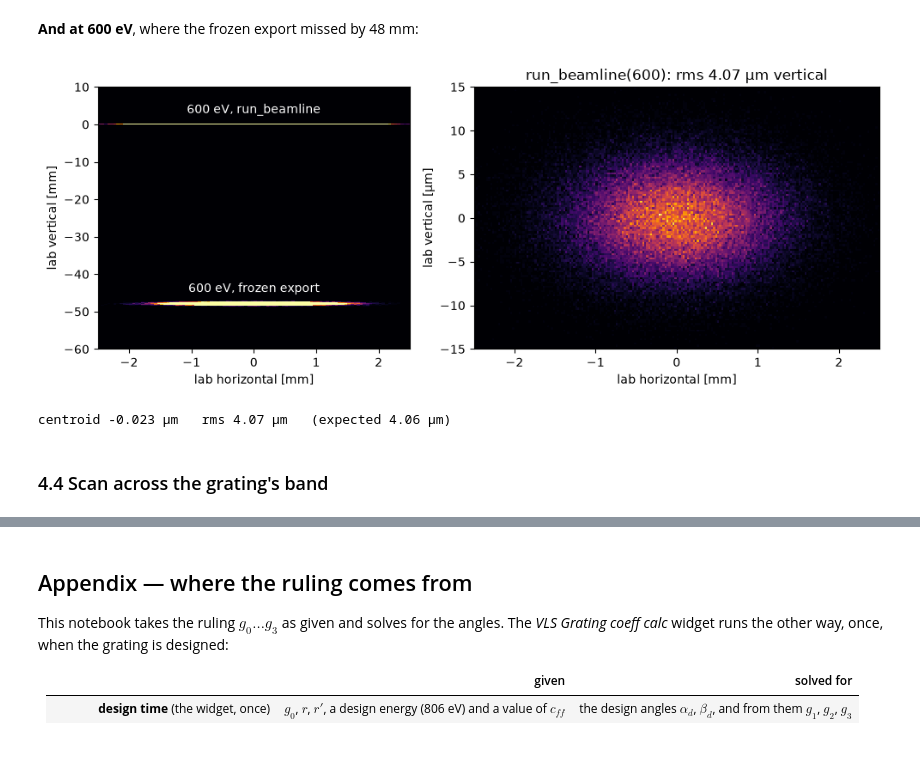
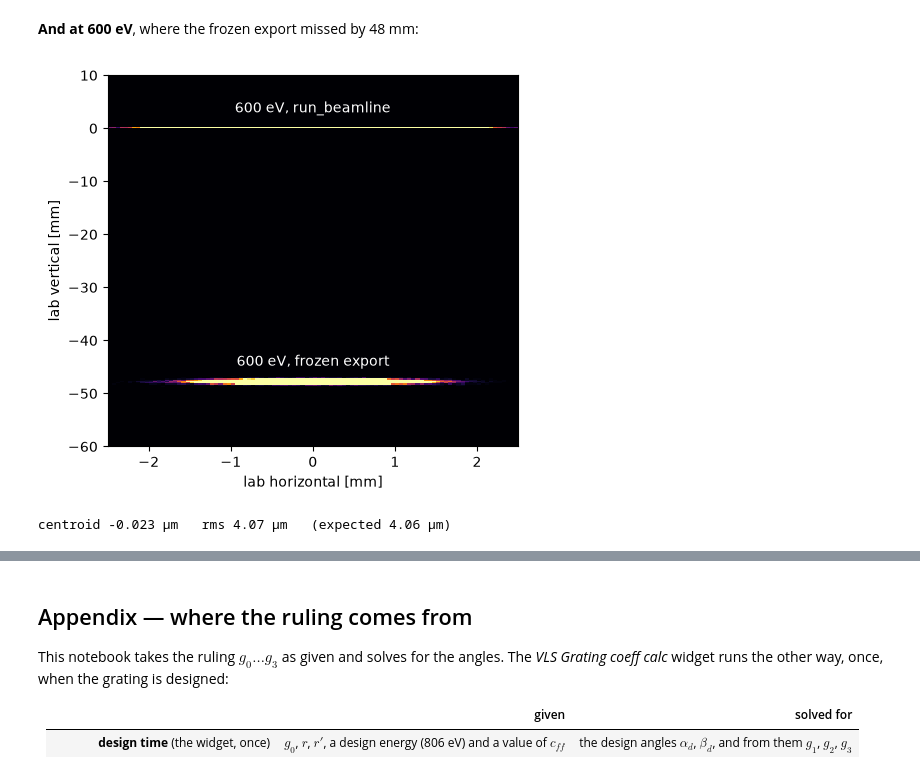
Before and after one commit to whorwhey/shadow4_scripting_tutorial, a Jupyter notebook: 02_monochromator.ipynb, the cells around one changed output, grey strips where cells are left out. Drawn from its saved outputs; the diff is of its cells as text; code cells hidden in the pictures.

```diff
--- a/02_monochromator.ipynb
+++ b/02_monochromator.ipynb
@@ -319,7 +323,10 @@ def pgm_solve(energy_eV, g0_per_m=g0_per_m, g1_per_m2=g1_per_m2,
 
     return {"alpha_rad": alpha_rad, "beta_rad": beta_rad,
             "mirror_rad": (alpha_rad + beta_rad) / 2,    # the mirror's angle_radial
-            "d_SM_m": d_SM_m, "L_MG_m": L_MG_m}
+            "d_SM_m": d_SM_m, "L_MG_m": L_MG_m,
+            # c is read back from the solved angles, never put into it: what fixes the
+            # angles is the focus condition above.
+            "cff": np.cos(beta_rad) / np.cos(alpha_rad)}
 # %% [markdown]
 At 1000 eV the solve must return what the widget gave the export — and what the widget's *Ray-Tracing Output* shows: α = 88.746122°, β = 88.022024°, source–mirror 24.123903 m, mirror–grating 0.177379 m.
 # %%
@@ -636,13 +620,17 @@ It comes in two halves, so each can be checked on its own:
 - `trace(energy_eV, source, geometry)` — builds and traces from numbers it is given;
 - `run_beamline(energy_eV)` — computes those numbers, then calls `trace`.
 # %%
-def trace(energy_eV, source, geometry, nrays=100000, seed=12):
+def trace(energy_eV, source, geometry, nrays=100000, seed=12, energy_spread=0.0):
     # --- source: the export's block, with the four numbers from `source`
     light_source = SourceGeometrical(nrays=nrays, seed=seed)
     light_source.set_spatial_type_gaussian(sigma_h=source["sigma_h_m"], sigma_v=source["sigma_v_m"])
     light_source.set_depth_distribution_off()
     light_source.set_angular_distribution_gaussian(sigdix=source["div_h_rad"], sigdiz=source["div_v_rad"])
-    light_source.set_energy_distribution_singleline(energy_eV, unit='eV')
+    if energy_spread:   # three lines, E and its two neighbours, for 4.4
+        light_source.set_energy_distribution_severallines(
+            [energy_eV * (1 - energy_spread), energy_eV, energy_eV * (1 + energy_spread)], unit='eV')
+    else:
+        light_source.set_energy_distribution_singleline(energy_eV, unit='eV')
     light_source.set_polarization(polarization_degree=1, phase_diff=0, coherent_beam=0)
     b = light_source.get_beam()
 
@@ -661,8 +649,9 @@ def trace(energy_eV, source, geometry, nrays=100000, seed=12):
     return b, footprint
 
 
-def run_beamline(energy_eV, nrays=100000, seed=12):
-    return trace(energy_eV, source_sizes(energy_eV), pgm_solve(energy_eV), nrays=nrays, seed=seed)
+def run_beamline(energy_eV, nrays=100000, seed=12, energy_spread=0.0):
+    return trace(energy_eV, source_sizes(energy_eV), pgm_solve(energy_eV),
+                 nrays=nrays, seed=seed, energy_spread=energy_spread)
 # %% [markdown]
 **Check at 1000 eV, in two steps.** Given the export's own numbers, `trace()` must reproduce the paste ray for ray — that checks the wiring. `run_beamline(1000)` then differs only by the export's rounding, so its image must agree to a fraction of a percent.
 # %%
@@ -689,32 +678,26 @@ vertical   rms  paste    3.641 µm   run_beamline    3.641 µm
 # %%
 b600_solved, _ = run_beamline(600.0)
 h_m, v_m = lab_frame(b600_solved)
 
 # Hand estimate of the image size: vertical source × grating magnification, both at 600 eV
 s600, g600 = source_sizes(600.0), pgm_solve(600.0)
-magnification_600 = r_prime_m * np.cos(g600["alpha_rad"]) / (r_m * np.cos(g600["beta_rad"]))
+magnification_600 = r_prime_m / (r_m * g600["cff"])
 expected_600_m = s600["sigma_v_m"] * magnification_600
 
-# Left: frozen vs solved on the screen. Right: the solved beam, zoomed.
-fig, axes = plt.subplots(1, 2, figsize=(10, 4), gridspec_kw={"width_ratios": [1, 1.3]})
-axes[0].hist2d(np.r_[h600_m, h_m] * 1e3, np.r_[v600_m, v_m] * 1e3, bins=[100, 300],
-               range=[[-2.5, 2.5], [-60, 10]], cmap="inferno", vmax=50)
-axes[0].text(0, 3, "600 eV, run_beamline", color="w", ha="center")
-axes[0].text(0, v600_m.mean() * 1e3 + 3, "600 eV, frozen export", color="w", ha="center")
-axes[0].set_ylabel("lab vertical [mm]")
-axes[1].hist2d(h_m * 1e3, v_m * 1e6, bins=[200, 120], range=[[-2.5, 2.5], [-15, 15]], cmap="inferno")
-axes[1].set_ylabel("lab vertical [µm]")
-axes[1].set_title(f"run_beamline(600): rms {v_m.std() * 1e6:.2f} µm vertical")
-for ax in axes:
-    ax.set_xlabel("lab horizontal [mm]")
+# Frozen vs. solved, on the screen.
+fig, ax = plt.subplots(figsize=(5, 4.5))
+ax.hist2d(np.r_[h600_m, h_m] * 1e3, np.r_[v600_m, v_m] * 1e3, bins=[100, 300],
+          range=[[-2.5, 2.5], [-60, 10]], cmap="inferno", vmax=50)
+ax.text(0, 3, "600 eV, run_beamline", color="w", ha="center")
+ax.text(0, v600_m.mean() * 1e3 + 3, "600 eV, frozen export", color="w", ha="center")
+ax.set_xlabel("lab horizontal [mm]")
+ax.set_ylabel("lab vertical [mm]")
 plt.tight_layout()
 plt.show()
 
 print(f"centroid {v_m.mean() * 1e6:+.3f} µm   rms {v_m.std() * 1e6:.2f} µm   (expected {expected_600_m * 1e6:.2f} µm)")
 assert abs(v_m.mean()) < 0.1e-6
 assert np.isclose(v_m.std(), expected_600_m, rtol=0.02)
 # %% [output]
-[figure, old version]
+[figure, new version]
 centroid -0.023 µm   rms 4.07 µm   (expected 4.06 µm)
-# %% [markdown]
-### 4.4 Scan across the grating's band
```
Also changed, not shown: parts of 36 cells of this notebook, 6 other files.
